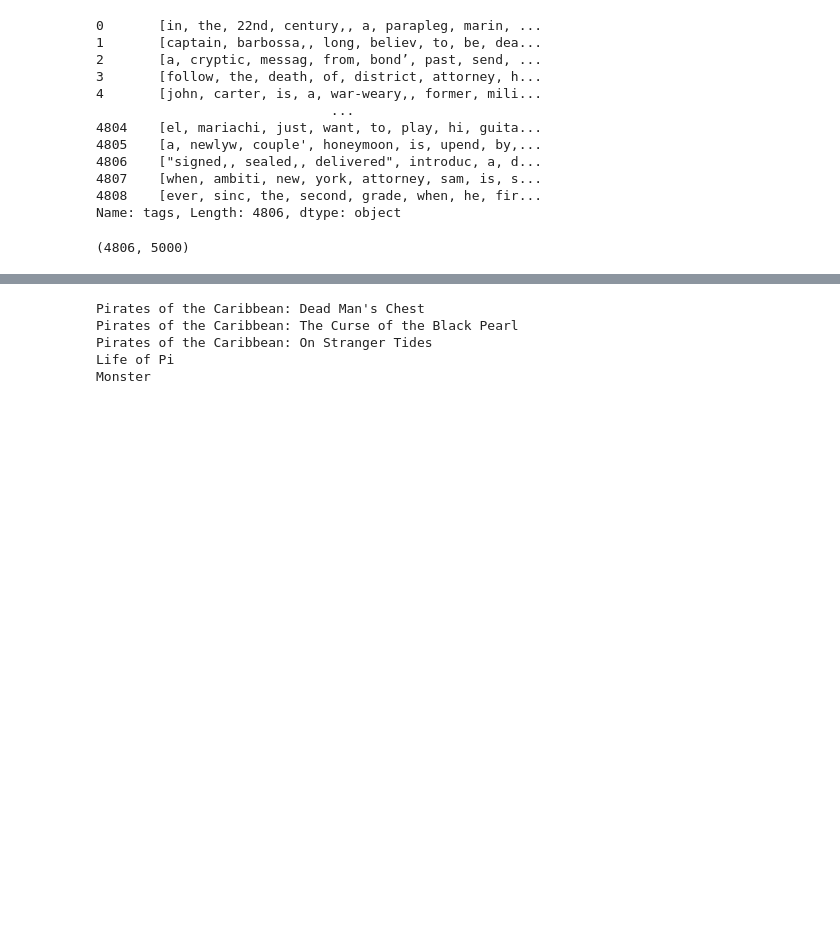
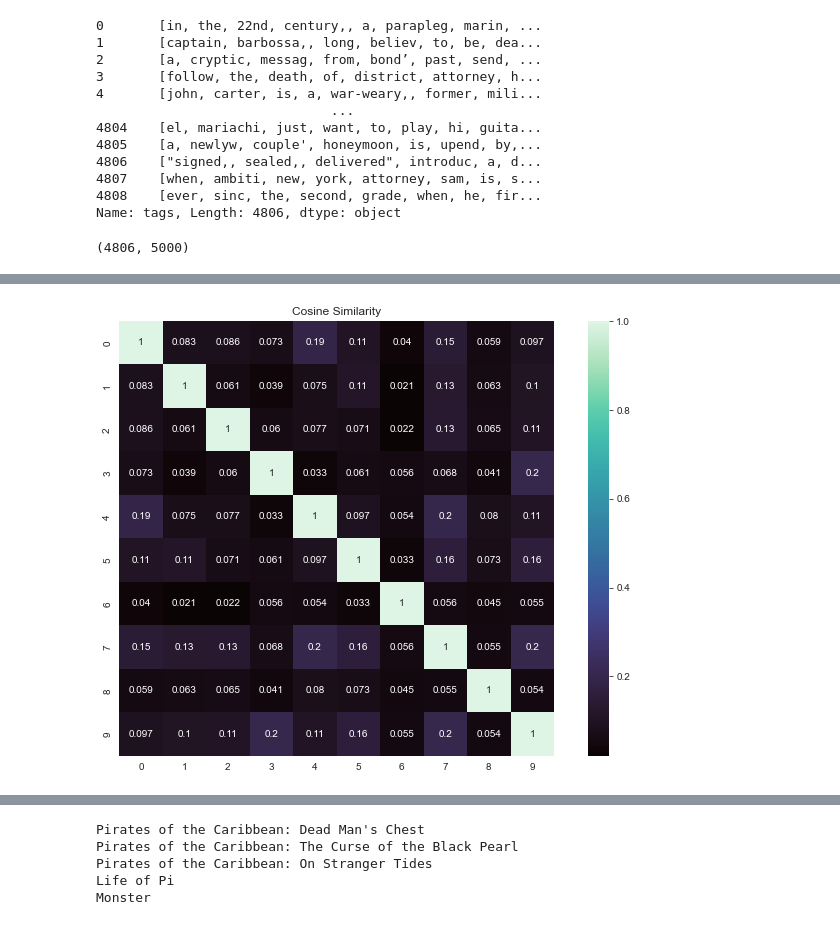
Before and after one commit to Amar1709/ShowBox_MRS, a Jupyter notebook: MRS.ipynb, the cells around one changed output, grey strips where cells are left out. Cells and saved outputs as stored; diff of their text form; code cells hidden in the pictures; blank space fills up the shorter version.

```diff
--- a/MRS.ipynb
+++ b/MRS.ipynb
@@ -296,4 +344,12 @@ vectors.shape
 # Cosine similarity
 from sklearn.metrics.pairwise import cosine_similarity
 
-similarity = cosine_similarity(vectors)
+similarity1 = cosine_similarity(vectors)
+# %%
+# Plotting the similarity matrix - 10 values (Cosine similarity)
+plt.figure(figsize=(12,8))
+sns.heatmap(similarity1[:10,:10], annot=True, square=True, cmap='mako')
+plt.title('Cosine Similarity')
+plt.show()
+# %% [output]
+[figure, added]
```
Also changed, not shown: parts of 19 cells of this notebook.
